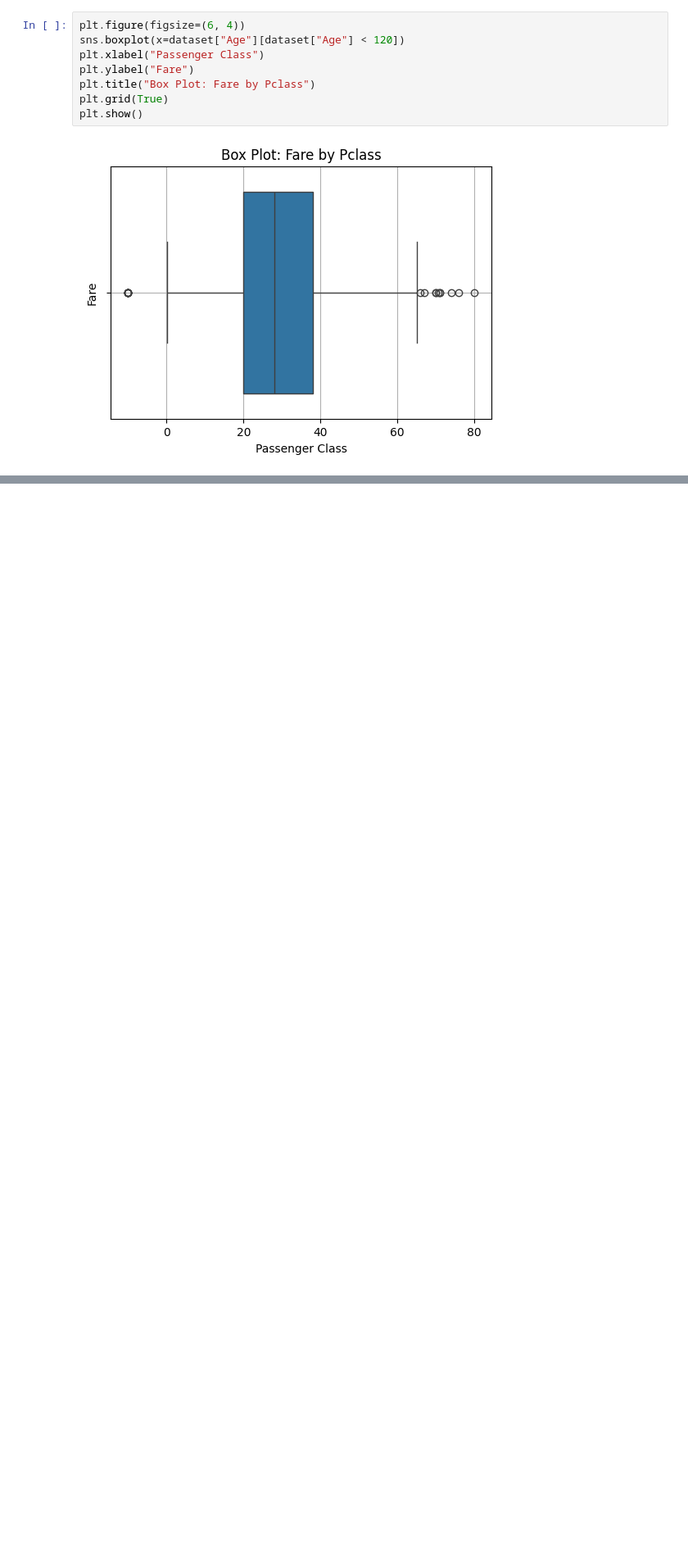
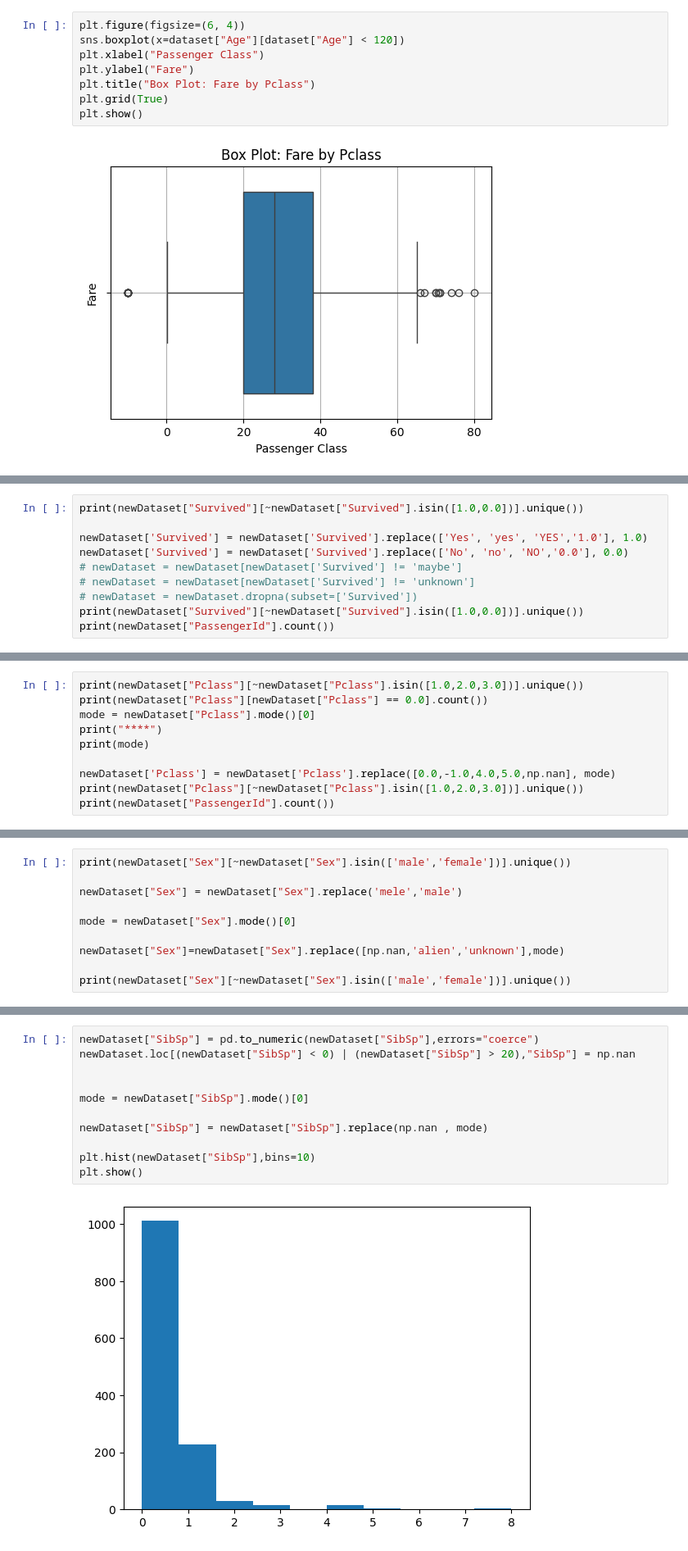
Before and after one commit to anormalprgrmr/Data-Mining--Titanic-, a Jupyter notebook: main.ipynb, the cells around one changed output, grey strips where cells are left out. Shown at 82% size. Cells and saved outputs as stored; diff of their text form; blank space fills up the shorter version.

```diff
--- a/main.ipynb
+++ b/main.ipynb
@@ -309,0 +384,10 @@ plt.show()
+# %%
+print(newDataset["Survived"][~newDataset["Survived"].isin([1.0,0.0])].unique())
+
+newDataset['Survived'] = newDataset['Survived'].replace(['Yes', 'yes', 'YES','1.0'], 1.0)
+newDataset['Survived'] = newDataset['Survived'].replace(['No', 'no', 'NO','0.0'], 0.0)
+# newDataset = newDataset[newDataset['Survived'] != 'maybe']
+# newDataset = newDataset[newDataset['Survived'] != 'unknown']
+# newDataset = newDataset.dropna(subset=['Survived'])
+print(newDataset["Survived"][~newDataset["Survived"].isin([1.0,0.0])].unique())
+print(newDataset["PassengerId"].count())
@@ -309,0 +400,10 @@ plt.show()
+# %%
+print(newDataset["Pclass"][~newDataset["Pclass"].isin([1.0,2.0,3.0])].unique())
+print(newDataset["Pclass"][newDataset["Pclass"] == 0.0].count())
+mode = newDataset["Pclass"].mode()[0]
+print("****")
+print(mode)
+
+newDataset['Pclass'] = newDataset['Pclass'].replace([0.0,-1.0,4.0,5.0,np.nan], mode)
+print(newDataset["Pclass"][~newDataset["Pclass"].isin([1.0,2.0,3.0])].unique())
+print(newDataset["PassengerId"].count())
@@ -309,0 +419,10 @@ plt.show()
+# %%
+print(newDataset["Sex"][~newDataset["Sex"].isin(['male','female'])].unique())
+
+newDataset["Sex"] = newDataset["Sex"].replace('mele','male')
+
+mode = newDataset["Sex"].mode()[0]
+
+newDataset["Sex"]=newDataset["Sex"].replace([np.nan,'alien','unknown'],mode)
+
+print(newDataset["Sex"][~newDataset["Sex"].isin(['male','female'])].unique())
@@ -309,0 +451,13 @@ plt.show()
+# %%
+newDataset["SibSp"] = pd.to_numeric(newDataset["SibSp"],errors="coerce")
+newDataset.loc[(newDataset["SibSp"] < 0) | (newDataset["SibSp"] > 20),"SibSp"] = np.nan
+
+
+mode = newDataset["SibSp"].mode()[0]
+
+newDataset["SibSp"] = newDataset["SibSp"].replace(np.nan , mode)
+
+plt.hist(newDataset["SibSp"],bins=10)
+plt.show()
+# %% [output]
+[figure, added]
```
Also changed, not shown: parts of 26 cells of this notebook, 3 other files.
